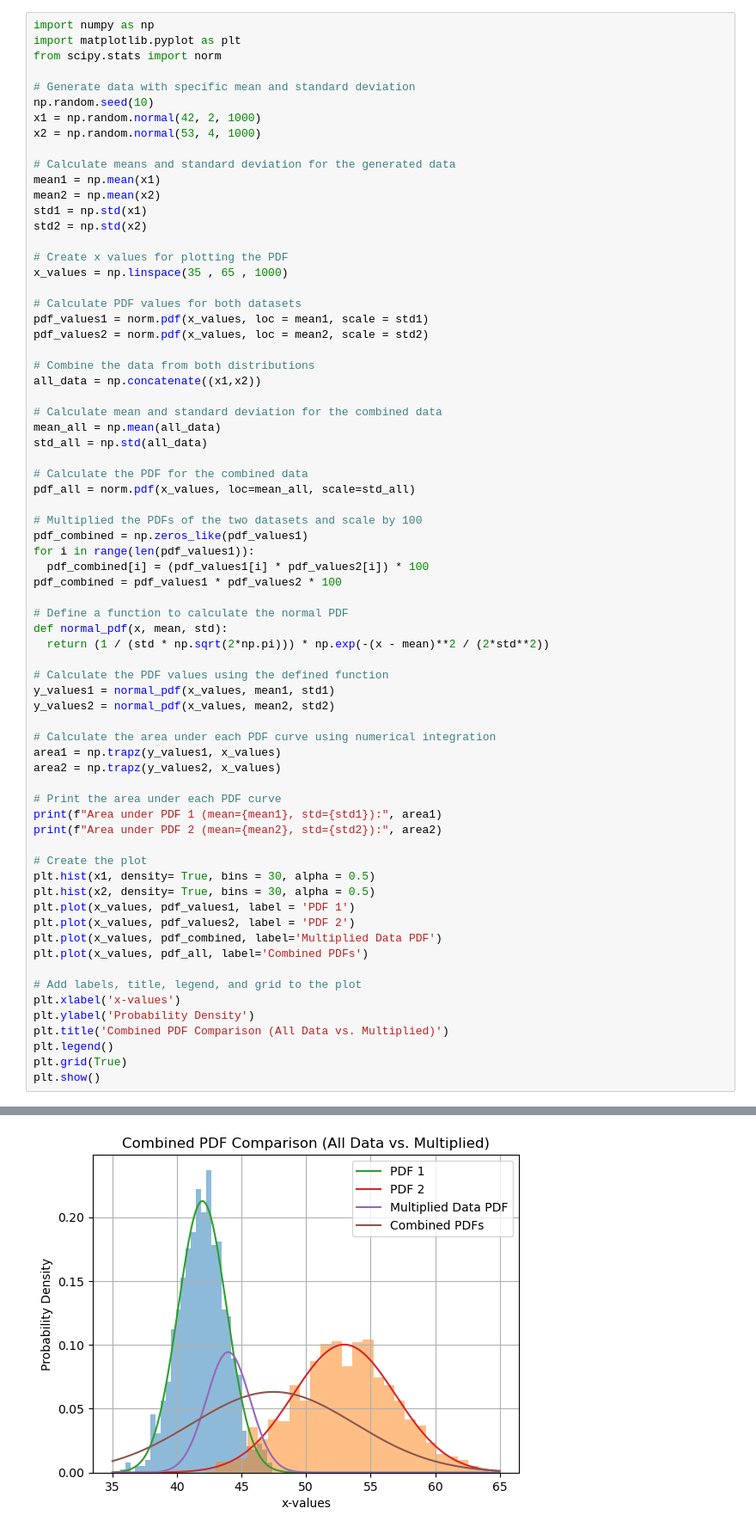
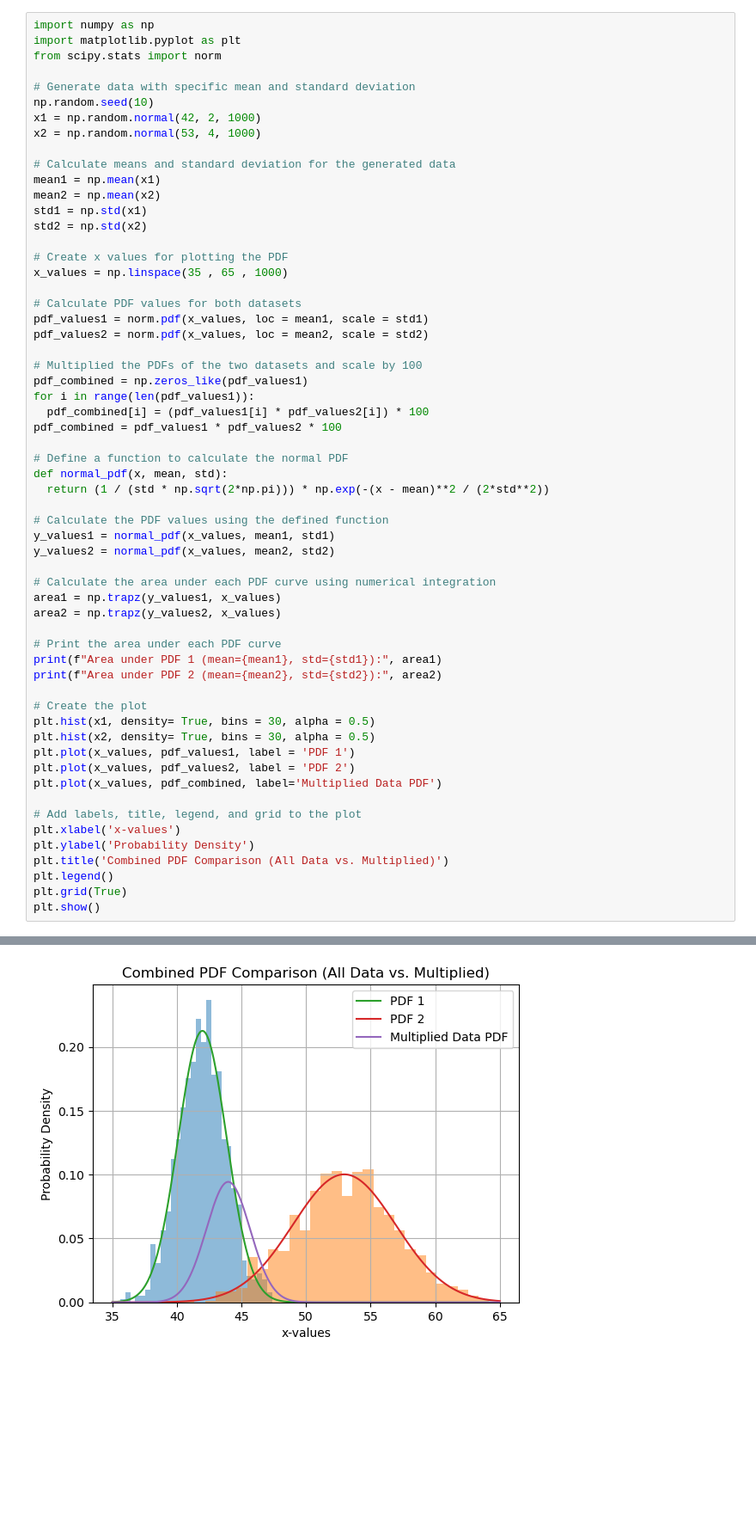
Before and after one commit to ESMS-Group-Public/FoKL-Documentation, a Jupyter notebook: _build/jupyter_execute/FoKL Base Concepts/Probability and Bayes Theorem.ipynb, the cells around one changed output, grey strips where cells are left out. Shown: that part at 86% size. Saved outputs shown, nothing was run; the diff lists cells and outputs as text; blank space fills up the shorter version.

```diff
--- a/_build/jupyter_execute/FoKL Base Concepts/Probability and Bayes Theorem.ipynb
+++ b/_build/jupyter_execute/FoKL Base Concepts/Probability and Bayes Theorem.ipynb
@@ -38,16 +41,6 @@ x_values = np.linspace(35 , 65 , 1000)
 # Calculate PDF values for both datasets
 pdf_values1 = norm.pdf(x_values, loc = mean1, scale = std1)
 pdf_values2 = norm.pdf(x_values, loc = mean2, scale = std2)
-
-# Combine the data from both distributions
-all_data = np.concatenate((x1,x2))
-
-# Calculate mean and standard deviation for the combined data
-mean_all = np.mean(all_data)
-std_all = np.std(all_data)
-
-# Calculate the PDF for the combined data
-pdf_all = norm.pdf(x_values, loc=mean_all, scale=std_all)
 
 # Multiplied the PDFs of the two datasets and scale by 100
 pdf_combined = np.zeros_like(pdf_values1)
@@ -61,32 +54,31 @@ def normal_pdf(x, mean, std):
 
 # Calculate the PDF values using the defined function
 y_values1 = normal_pdf(x_values, mean1, std1)
 y_values2 = normal_pdf(x_values, mean2, std2)
 
 # Calculate the area under each PDF curve using numerical integration
 area1 = np.trapz(y_values1, x_values)
 area2 = np.trapz(y_values2, x_values)
 
 # Print the area under each PDF curve
 print(f"Area under PDF 1 (mean={mean1}, std={std1}):", area1)
 print(f"Area under PDF 2 (mean={mean2}, std={std2}):", area2)
 
 # Create the plot
 plt.hist(x1, density= True, bins = 30, alpha = 0.5)
 plt.hist(x2, density= True, bins = 30, alpha = 0.5)
 plt.plot(x_values, pdf_values1, label = 'PDF 1')
 plt.plot(x_values, pdf_values2, label = 'PDF 2')
 plt.plot(x_values, pdf_combined, label='Multiplied Data PDF')
-plt.plot(x_values, pdf_all, label='Combined PDFs')
 
 # Add labels, title, legend, and grid to the plot
 plt.xlabel('x-values')
 plt.ylabel('Probability Density')
 plt.title('Combined PDF Comparison (All Data vs. Multiplied)')
 plt.legend()
 plt.grid(True)
 plt.show()
 # %% [output]
 Area under PDF 1 (mean=41.97088672876907, std=1.8759155143922779): 0.9998987641729211
 Area under PDF 2 (mean=52.95563387419381, std=3.979096399680997): 0.9987613993087624
-[figure, old version]
+[figure, new version]
```
Also changed, not shown: parts of 8 cells of this notebook, 55 other files.
